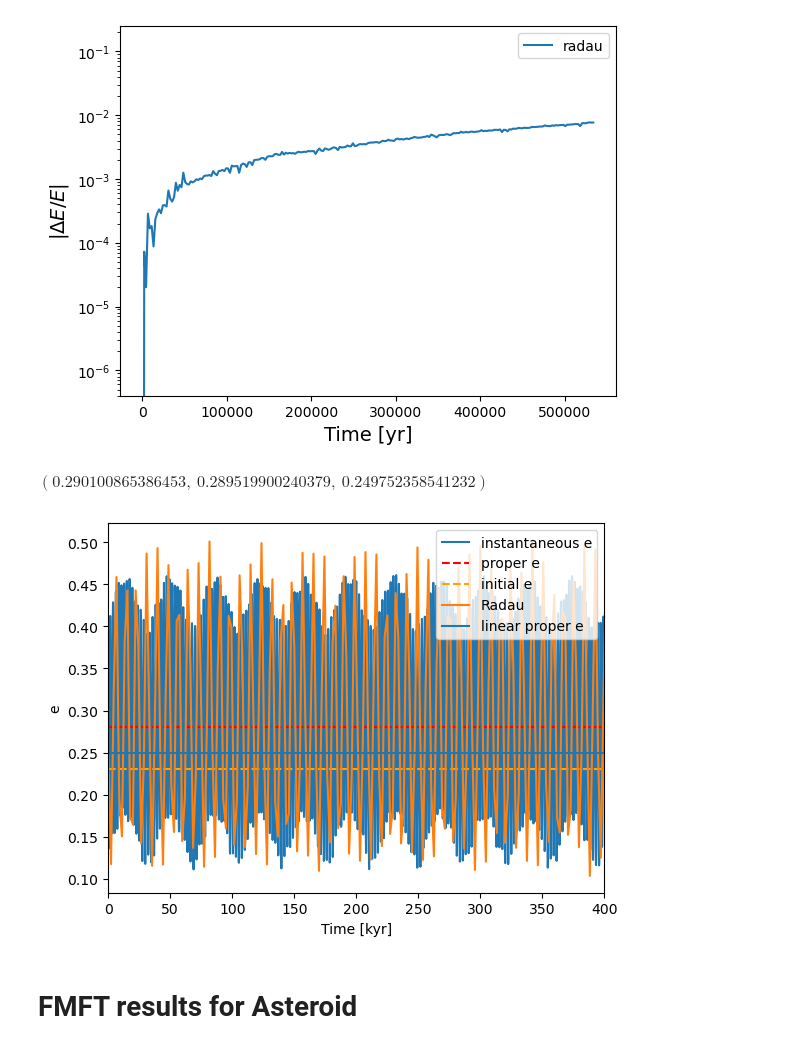
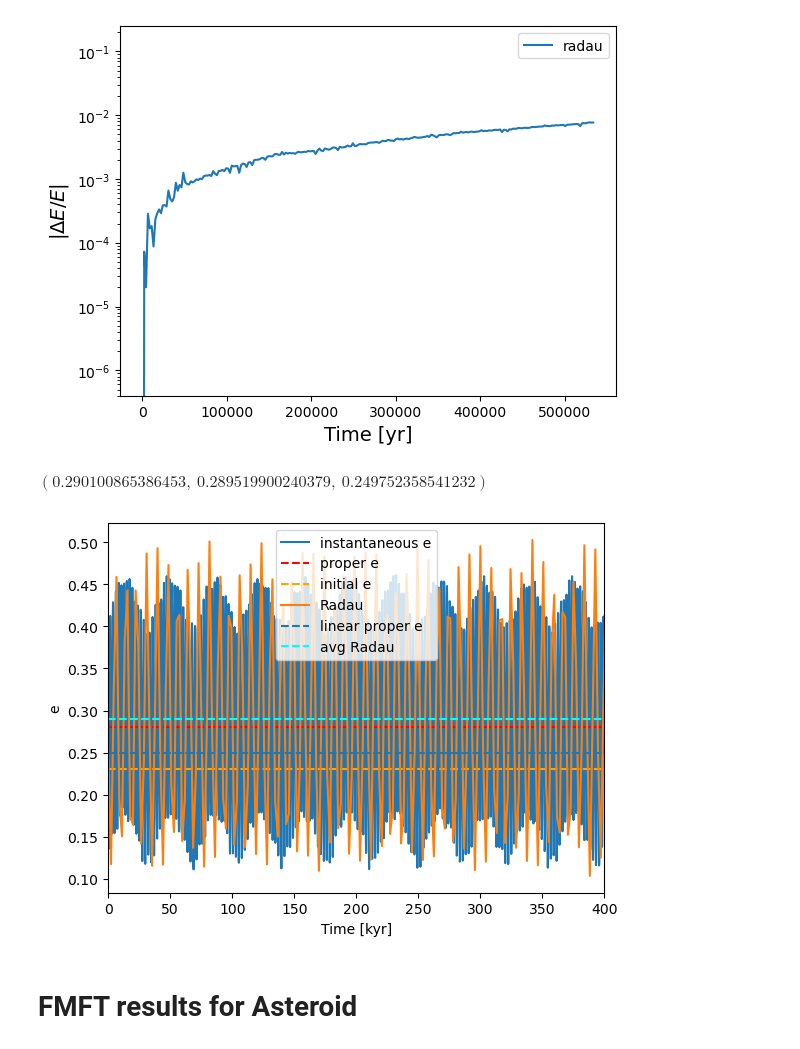
Before and after one commit to kavidey/action-angle-discovery, a Jupyter notebook: AsteroidCleanExampleDan.ipynb, the cells around one changed output. Saved outputs shown, nothing was run; the diff lists cells and outputs as text; code cells hidden in the pictures.

Commit message:
plot avg radau

```diff
--- a/AsteroidCleanExampleDan.ipynb
+++ b/AsteroidCleanExampleDan.ipynb
@@ -259,27 +259,29 @@ Text(0, 0.5, '$|\\Delta E / E|$')
 # %%
 X_mag = abs(x_soln)
 Y_mag = abs(y_soln)
 
 e = np.sqrt(1 - (1 - X_mag**2/2) ** 2)
 I = 2 * np.arcsin(Y_mag / (1 - e**2) ** (1/4))
 
 e_avg = np.average(e)
 I_avg = np.average(I)
 
 plt.plot(results['time']/(2e3*np.pi), results['e'][-1], label = 'instantaneous e')
 plt.axhline(y=row["prope"], color='r', linestyle='--', label = 'proper e')
 plt.axhline(y=row["e"], color='orange', linestyle='--', label = 'initial e')
 plt.plot(soln_h.t/(2e3*np.pi),np.abs(u_soln), label = 'Radau')
-plt.axhline(y=np.abs(u0), label = 'linear proper e')
+plt.axhline(y=np.abs(u0), linestyle='--', label = 'linear proper e')
+plt.axhline(y=np.average(abs(u_soln)), linestyle='--', color='cyan', label = 'avg Radau')
+
 plt.ylabel("e")
 plt.xlabel("Time [kyr]")
 plt.xlim(0, 400)
 plt.legend()
 
 np.average(abs(u_soln)), np.average(results["e"][-1]), np.abs(u0)
 # %% [output]
 $\displaystyle \left( 0.290100865386453, \  0.289519900240379, \  0.249752358541232\right)$
-[figure, old version]
+[figure, new version]
 # %% [markdown]
 # FMFT results for Asteroid
 # %%
```
